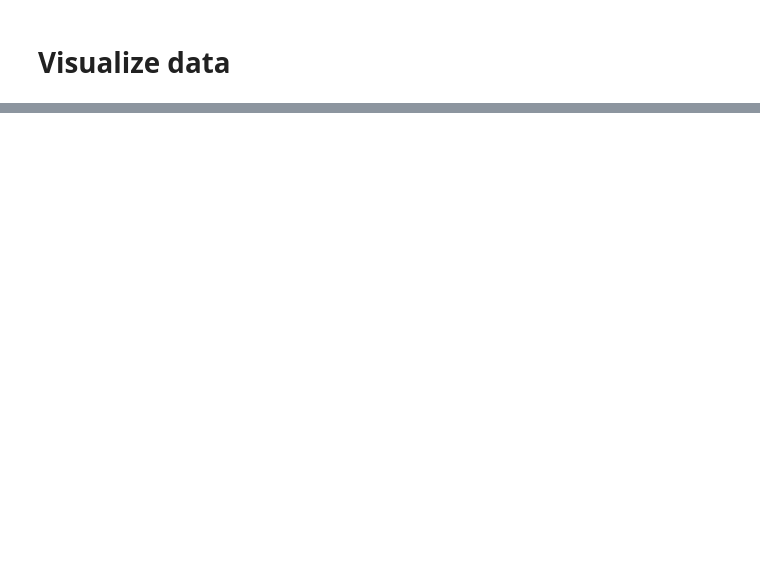
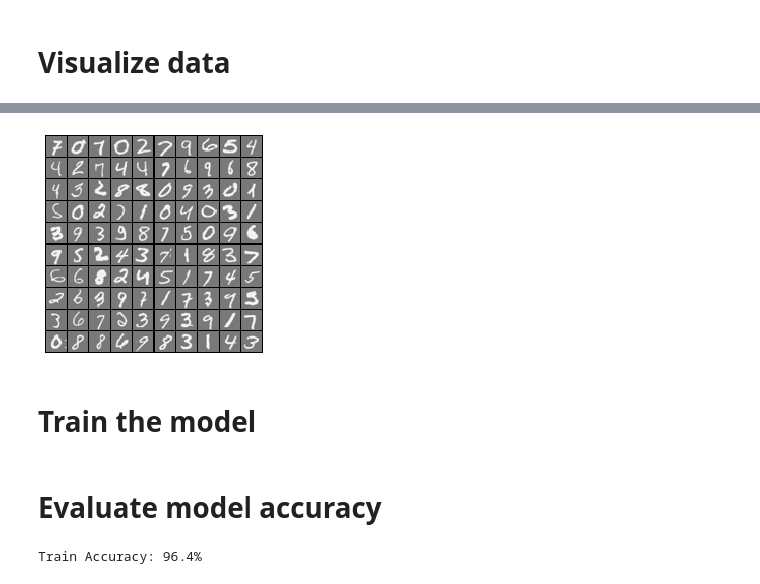
Before and after one commit to kenextra/MLFromScratch, a Jupyter notebook: Multi-Class Classification.ipynb, the cells around one changed output, grey strips where cells are left out. Saved outputs shown, nothing was run; the diff lists cells and outputs as text; code cells hidden in the pictures; blank space fills up the shorter version.

```diff
--- a/Multi-Class Classification.ipynb
+++ b/Multi-Class Classification.ipynb
@@ -35,0 +41,6 @@ data_points.shape
+# %%
+display_data(data_points)
+# %% [output]
+[figure, added]
+# %% [markdown]
+# Train the model
@@ -35,0 +52,8 @@ data_points.shape
+# %% [markdown]
+# Evaluate model accuracy
+# %%
+pred = predict_ova(all_theta, X)
+
+print(f'Train Accuracy: {np.mean(pred == y) * 100:.1f}%')
+# %% [output]
+Train Accuracy: 96.4%
```
Also changed, not shown: parts of 11 cells of this notebook, 2 other files.
